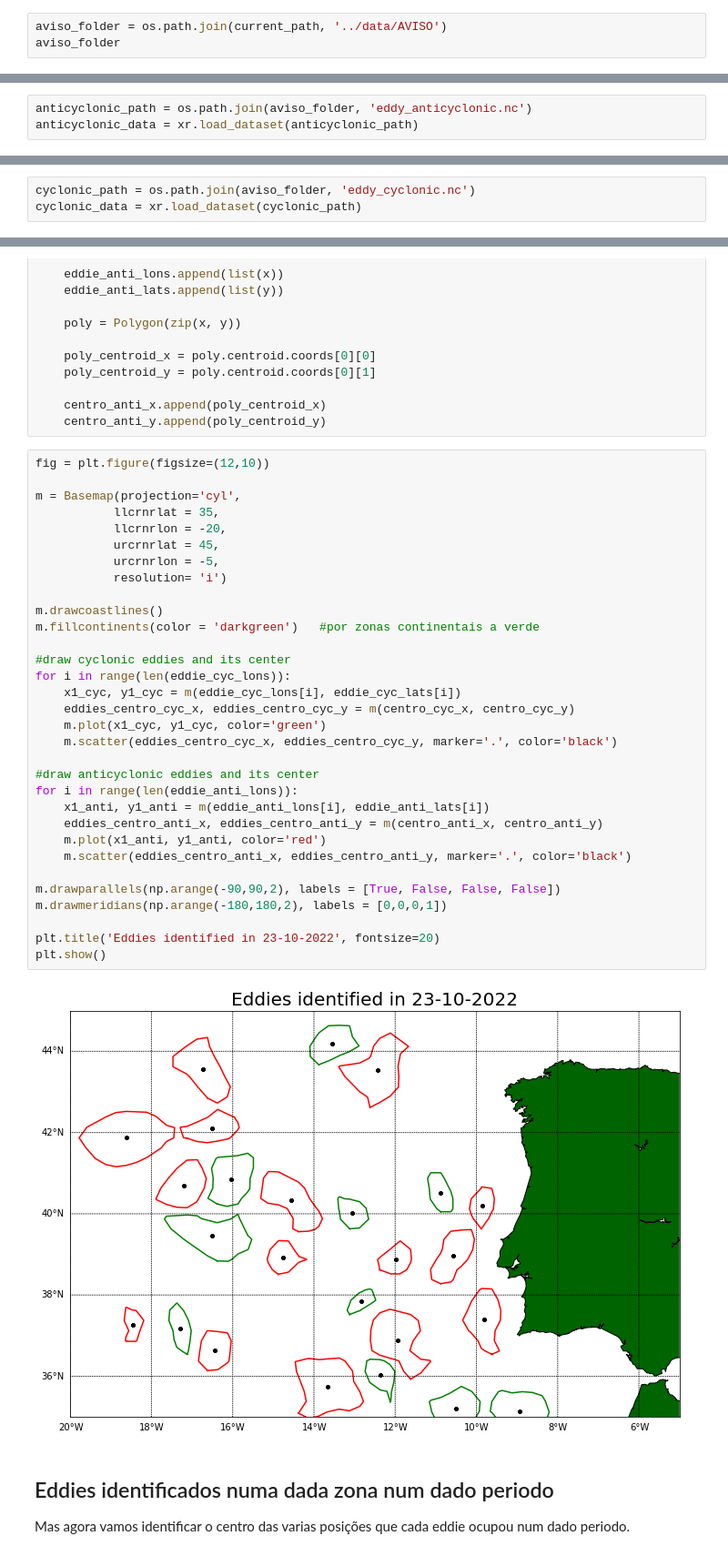
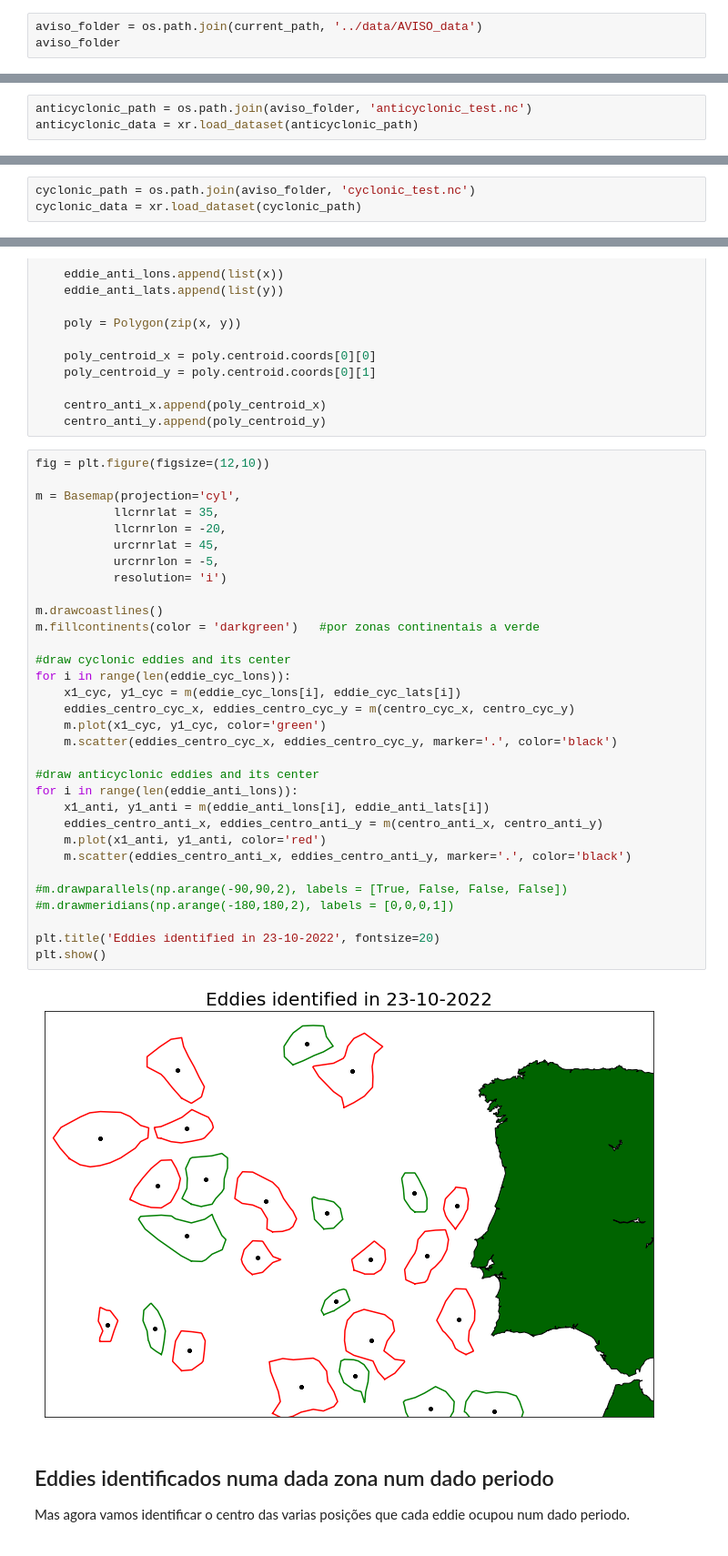
Before and after one commit to CoLAB-ATLANTIC/JUNO, a Jupyter notebook: notebooks/eddies_aviso2.ipynb, the cells around one changed output, grey strips where cells are left out. Shown: that part at 91% size. Saved outputs shown, nothing was run; the diff lists cells and outputs as text.

```diff
--- a/notebooks/eddies_aviso2.ipynb
+++ b/notebooks/eddies_aviso2.ipynb
@@ -26,6 +26,6 @@ current_path
 # %% [output]
 '/home/luisfigueiredo/JUNO/notebooks'
 # %%
-aviso_folder = os.path.join(current_path, '../data/AVISO')
+aviso_folder = os.path.join(current_path, '../data/AVISO_data')
 aviso_folder
 # %% [output]
@@ -33,5 +33,5 @@ aviso_folder
 # %%
-anticyclonic_path = os.path.join(aviso_folder, 'eddy_anticyclonic.nc')
+anticyclonic_path = os.path.join(aviso_folder, 'anticyclonic_test.nc')
 anticyclonic_data = xr.load_dataset(anticyclonic_path)
 # %%
 anticyclonic_data
@@ -68,5 +68,5 @@ anticyclonic_data['track'].shape
 # %%
-cyclonic_path = os.path.join(aviso_folder, 'eddy_cyclonic.nc')
+cyclonic_path = os.path.join(aviso_folder, 'cyclonic_test.nc')
 cyclonic_data = xr.load_dataset(cyclonic_path)
 # %%
 cyclonic_data
@@ -177,36 +177,36 @@ for value in eddies_track_anti:     #para cada um dos eddies (com um dado tracki
 fig = plt.figure(figsize=(12,10))
 
 m = Basemap(projection='cyl',
            llcrnrlat = 35,
            llcrnrlon = -20,
            urcrnrlat = 45,
            urcrnrlon = -5,
            resolution= 'i')
 
 m.drawcoastlines()
 m.fillcontinents(color = 'darkgreen')   #por zonas continentais a verde
 
 #draw cyclonic eddies and its center
 for i in range(len(eddie_cyc_lons)):
     x1_cyc, y1_cyc = m(eddie_cyc_lons[i], eddie_cyc_lats[i])
     eddies_centro_cyc_x, eddies_centro_cyc_y = m(centro_cyc_x, centro_cyc_y)
     m.plot(x1_cyc, y1_cyc, color='green')
     m.scatter(eddies_centro_cyc_x, eddies_centro_cyc_y, marker='.', color='black')
 
 #draw anticyclonic eddies and its center
 for i in range(len(eddie_anti_lons)):
     x1_anti, y1_anti = m(eddie_anti_lons[i], eddie_anti_lats[i])
     eddies_centro_anti_x, eddies_centro_anti_y = m(centro_anti_x, centro_anti_y)
     m.plot(x1_anti, y1_anti, color='red')
     m.scatter(eddies_centro_anti_x, eddies_centro_anti_y, marker='.', color='black')
 
-m.drawparallels(np.arange(-90,90,2), labels = [True, False, False, False])
-m.drawmeridians(np.arange(-180,180,2), labels = [0,0,0,1])
+#m.drawparallels(np.arange(-90,90,2), labels = [True, False, False, False])
+#m.drawmeridians(np.arange(-180,180,2), labels = [0,0,0,1])
 
 plt.title('Eddies identified in 23-10-2022', fontsize=20)
 plt.show()
 # %% [output]
-[figure, old version]
+[figure, new version]
 # %% [markdown]
 ## Eddies identificados numa dada zona num dado periodo
 
```
Also changed, not shown: parts of 61 cells of this notebook, 2 other files.
